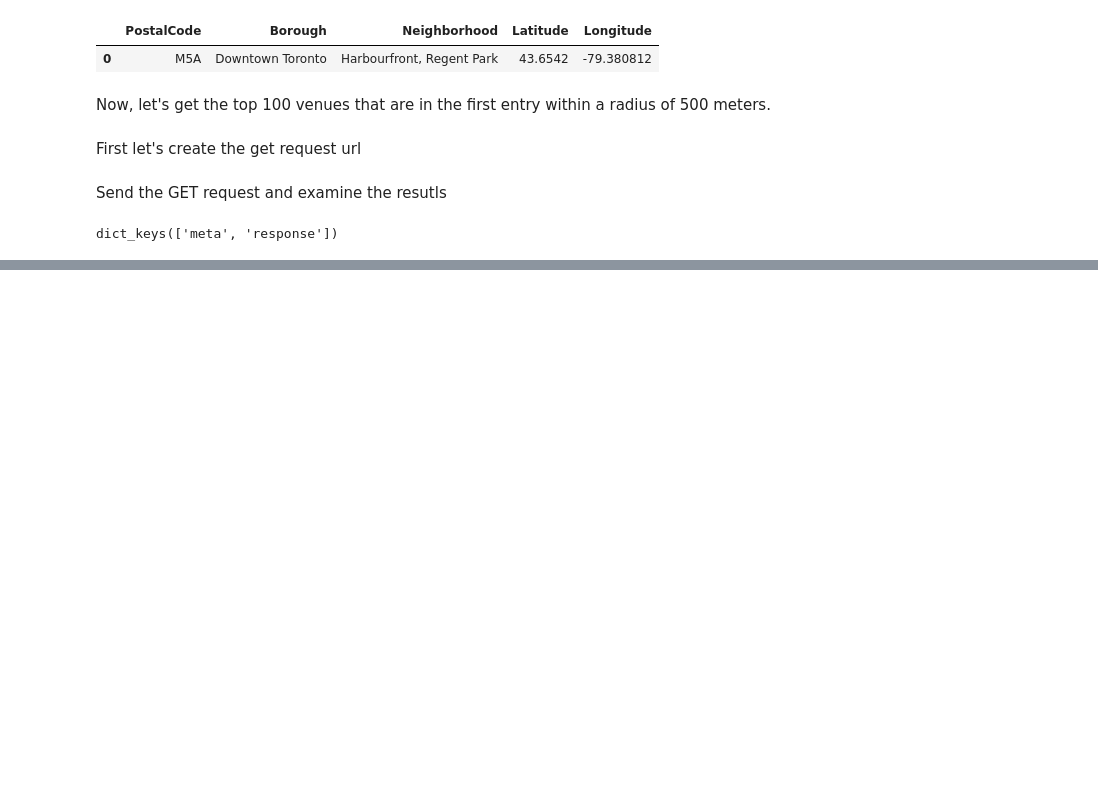
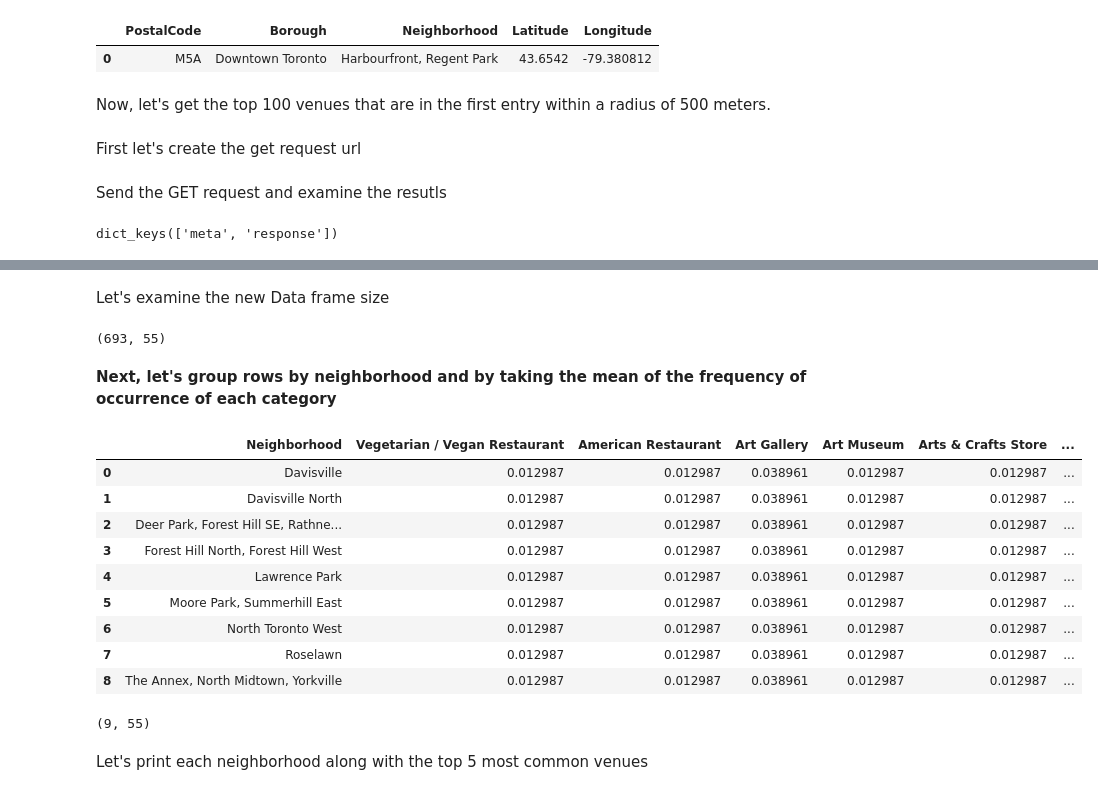
Before and after one commit to Lawrence-Krukrubo/IBM_Data_Specialization_Capstone_Project, a Jupyter notebook: Toronto_Geodata_assignment_3.ipynb, the cells around one changed output, grey strips where cells are left out. Cells and saved outputs as stored; diff of their text form; code cells hidden in the pictures; blank space fills up the shorter version.

```diff
--- a/Toronto_Geodata_assignment_3.ipynb
+++ b/Toronto_Geodata_assignment_3.ipynb
@@ -431,0 +570,5 @@ result
+# %%
+central_toronto_venues = getNearbyVenues(names=central_toronto_df['Neighborhood'],
+                                   latitudes=central_toronto_df['Latitude'],
+                                   longitudes=central_toronto_df['Longitude']
+                                  )
@@ -431,0 +623,13 @@ result
+# %%
+# one hot encoding
+central_toronto_onehot = pd.get_dummies(central_toronto_venues[['Venue Category']], prefix="", prefix_sep="")
+# %%
+# add neighborhood column back to dataframe
+central_toronto_onehot['Neighborhood'] = central_toronto_venues['Neighborhood']
+# %%
+# move neighborhood column to the first column
+fixed_columns = [central_toronto_onehot.columns[-1]] + list(central_toronto_onehot.columns[:-1])
+central_toronto_onehot = central_toronto_onehot[fixed_columns]
+
+pd.set_option('display.max_columns', None)
+central_toronto_onehot.head()
@@ -431,0 +643,28 @@ result
+# %% [markdown]
+Let's examine the new Data frame size
+# %%
+central_toronto_onehot.shape
+# %% [output]
+(693, 55)
+# %% [markdown]
+**Next, let's group rows by neighborhood and by taking the mean of the frequency of occurrence of each category**
+# %%
+central_toronto_grouped = central_toronto_onehot.groupby('Neighborhood').mean().reset_index()
+central_toronto_grouped
+# %% [output]
+|  | Neighborhood | Vegetarian / Vegan Restaurant | American Restaurant | Art Gallery | Art Museum | Arts & Crafts Store | ... |
+| 0 | Davisville | 0.012987 | 0.012987 | 0.038961 | 0.012987 | 0.012987 | ... |
+| 1 | Davisville North | 0.012987 | 0.012987 | 0.038961 | 0.012987 | 0.012987 | ... |
+| 2 | Deer Park, Forest Hill SE, Rathne... | 0.012987 | 0.012987 | 0.038961 | 0.012987 | 0.012987 | ... |
+| 3 | Forest Hill North, Forest Hill West | 0.012987 | 0.012987 | 0.038961 | 0.012987 | 0.012987 | ... |
+| 4 | Lawrence Park | 0.012987 | 0.012987 | 0.038961 | 0.012987 | 0.012987 | ... |
+| 5 | Moore Park, Summerhill East | 0.012987 | 0.012987 | 0.038961 | 0.012987 | 0.012987 | ... |
+| 6 | North Toronto West | 0.012987 | 0.012987 | 0.038961 | 0.012987 | 0.012987 | ... |
+| 7 | Roselawn | 0.012987 | 0.012987 | 0.038961 | 0.012987 | 0.012987 | ... |
+| 8 | The Annex, North Midtown, Yorkville | 0.012987 | 0.012987 | 0.038961 | 0.012987 | 0.012987 | ... |
+# %%
+central_toronto_grouped.shape
+# %% [output]
+(9, 55)
+# %% [markdown]
+Let's print each neighborhood along with the top 5 most common venues
```
Also changed, not shown: parts of 52 cells of this notebook.
